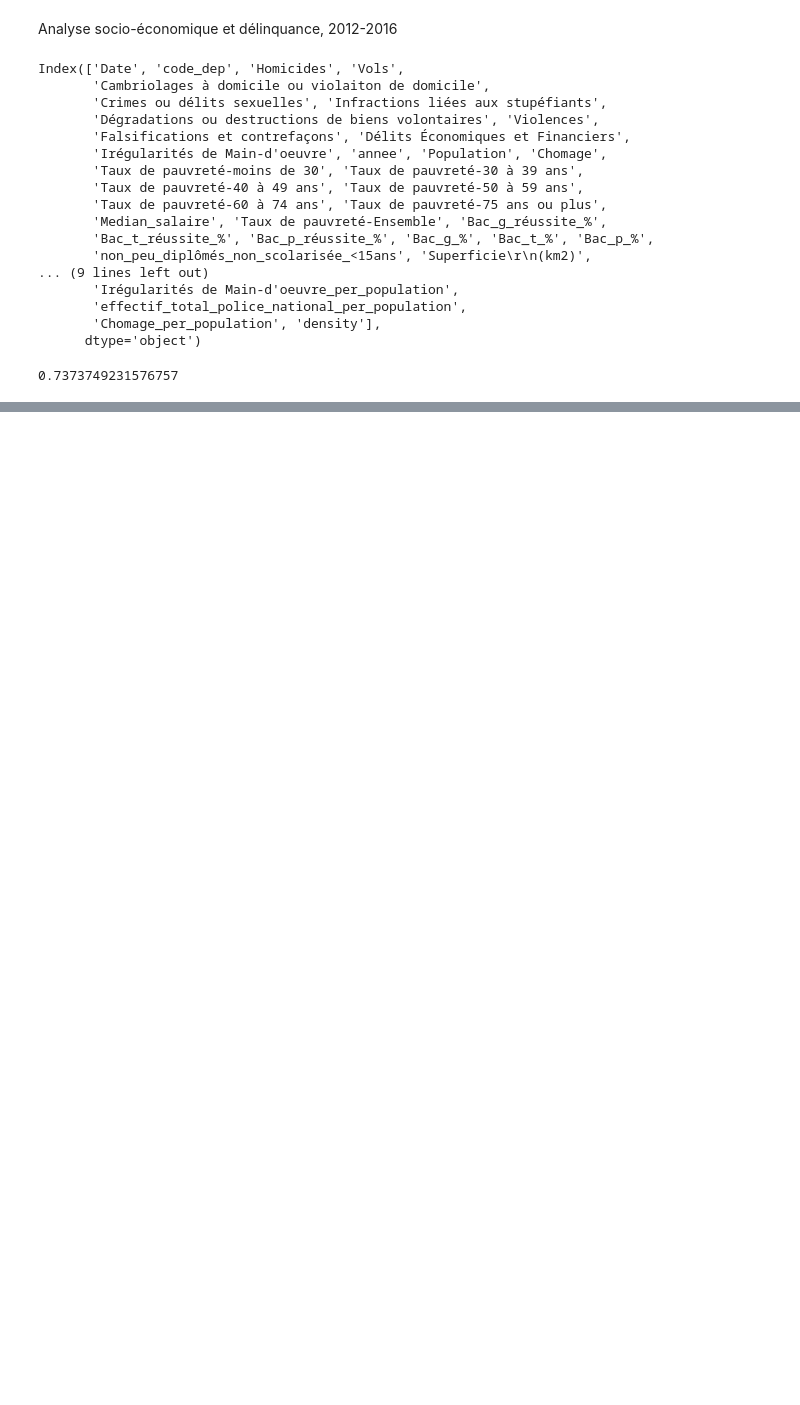
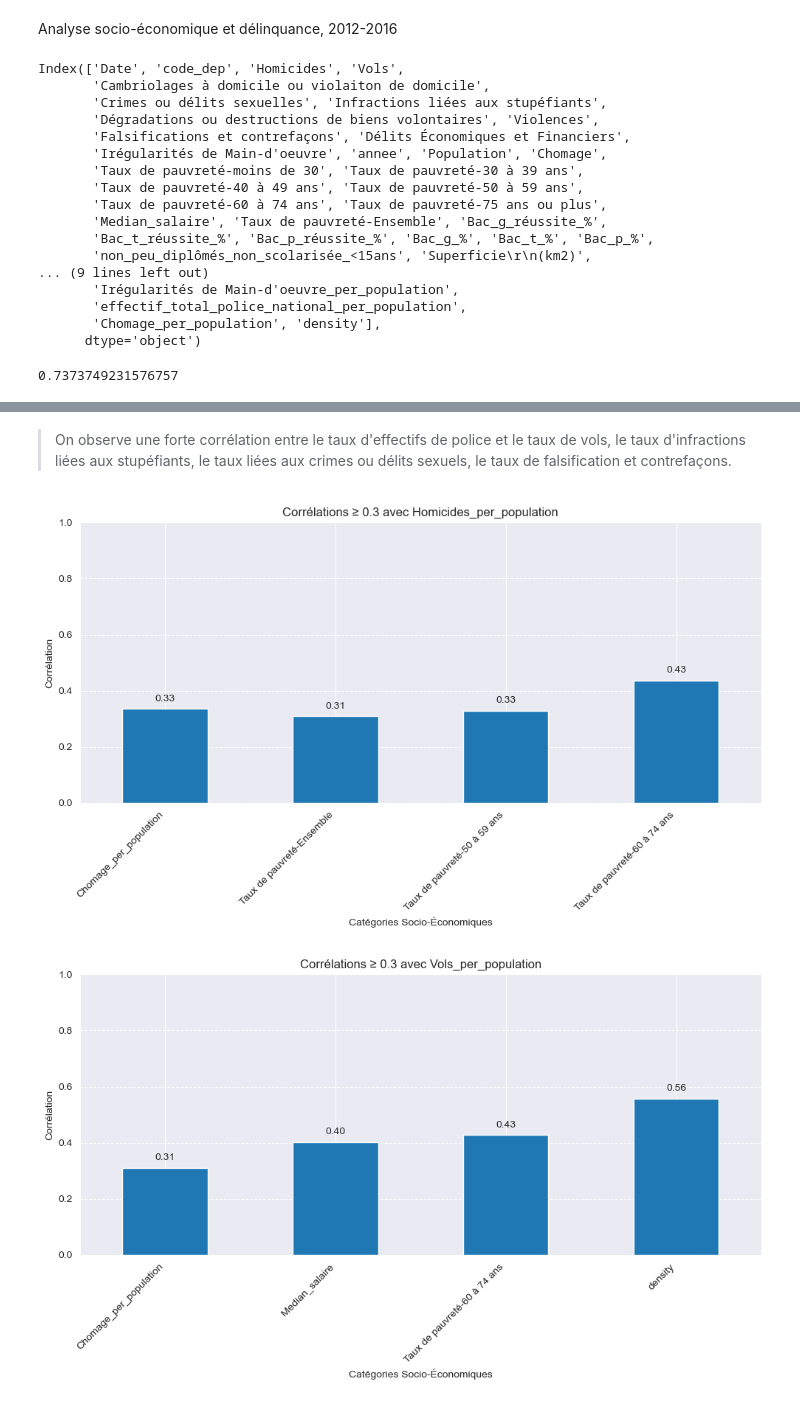
Before and after one commit to HindFaris/urban_security, a Jupyter notebook: Analyse_2012.ipynb, the cells around one changed output, grey strips where cells are left out. Drawn from its saved outputs; the diff is of its cells as text; code cells hidden in the pictures; blank space fills up the shorter version.

```diff
--- a/Analyse_2012.ipynb
+++ b/Analyse_2012.ipynb
@@ -178,0 +141,69 @@ density                                                                   0.0482
+# %% [markdown]
+> On observe une forte corrélation entre le taux d'effectifs de police et le taux de vols, le taux d'infractions liées aux stupéfiants, le taux liées aux crimes ou délits sexuels, le taux de falsification et contrefaçons.
+# %%
+import pandas as pd
+import matplotlib.pyplot as plt
+
+categories_infractions = ['Homicides_per_population',
+       'Vols_per_population',
+       'Cambriolages à domicile ou violaiton de domicile_per_population',
+       'Crimes ou délits sexuelles_per_population',
+       'Infractions liées aux stupéfiants_per_population',
+       'Dégradations ou destructions de biens volontaires_per_population',
+       'Violences_per_population',
+       'Falsifications et contrefaçons_per_population',
+       'Délits Économiques et Financiers_per_population',
+       "Irégularités de Main-d'oeuvre_per_population"]
+
+
+categories_socio_ecos = ['Chomage_per_population',
+        'Taux de pauvreté-Ensemble',
+        'Median_salaire',
+        'Taux de pauvreté-moins de 30',
+        'Taux de pauvreté-30 à 39 ans',
+        'Taux de pauvreté-40 à 49 ans',
+        'Taux de pauvreté-50 à 59 ans',
+        'Taux de pauvreté-60 à 74 ans',
+        'Taux de pauvreté-75 ans ou plus',
+         'density']
+
+# Définir l'échelle commune pour tous les graphiques
+y_lim = (0, 1)  # Assure que l'échelle des corrélations va de 0 à 1
+
+for cat_infra in categories_infractions:
+    correlations = []
+    for categorie in categories_socio_ecos:
+        # Calculer la corrélation pour chaque catégorie
+        df = data_2012[['Date', 'code_dep', categorie, cat_infra]].copy()
+        df = df.groupby('code_dep').mean().reset_index()
+        df.drop('Date', axis=1, inplace=True)
+
+        correlation = df[categorie].corr(df[cat_infra])
+        if correlation >= 0.3:
+            correlations.append((categorie, correlation))
+
+    # S'il y a des corrélations significatives, afficher le graphique
+    if correlations:
+        df_correlation_significant = pd.DataFrame(correlations, columns=['Catégorie', 'Corrélation'])
+        df_correlation_significant.set_index('Catégorie', inplace=True)
+
+        # Tracé du graphique en barre
+        fig, ax = plt.subplots(figsize=(10, 6))
+        df_correlation_significant['Corrélation'].plot.bar(ax=ax)
+        ax.set_title(f'Corrélations ≥ 0.3 avec {cat_infra}')
+        ax.set_ylabel('Corrélation')
+        ax.set_xlabel('Catégories Socio-Économiques')
+        ax.set_ylim(y_lim)
+        ax.set_xticklabels(ax.get_xticklabels(), rotation=45, ha='right')
+        ax.grid(axis='y', linestyle='--')
+
+        # Ajouter des étiquettes sur chaque barre
+        for p in ax.patches:
+            ax.annotate(f"{p.get_height():.2f}", (p.get_x() + p.get_width() / 2., p.get_height()),
+                        ha='center', va='center', xytext=(0, 10), textcoords='offset points')
+
+        plt.tight_layout()
+        plt.show()
+# %% [output]
+[figure, added]
+[figure, added]
```
Also changed, not shown: parts of 4 cells of this notebook.
